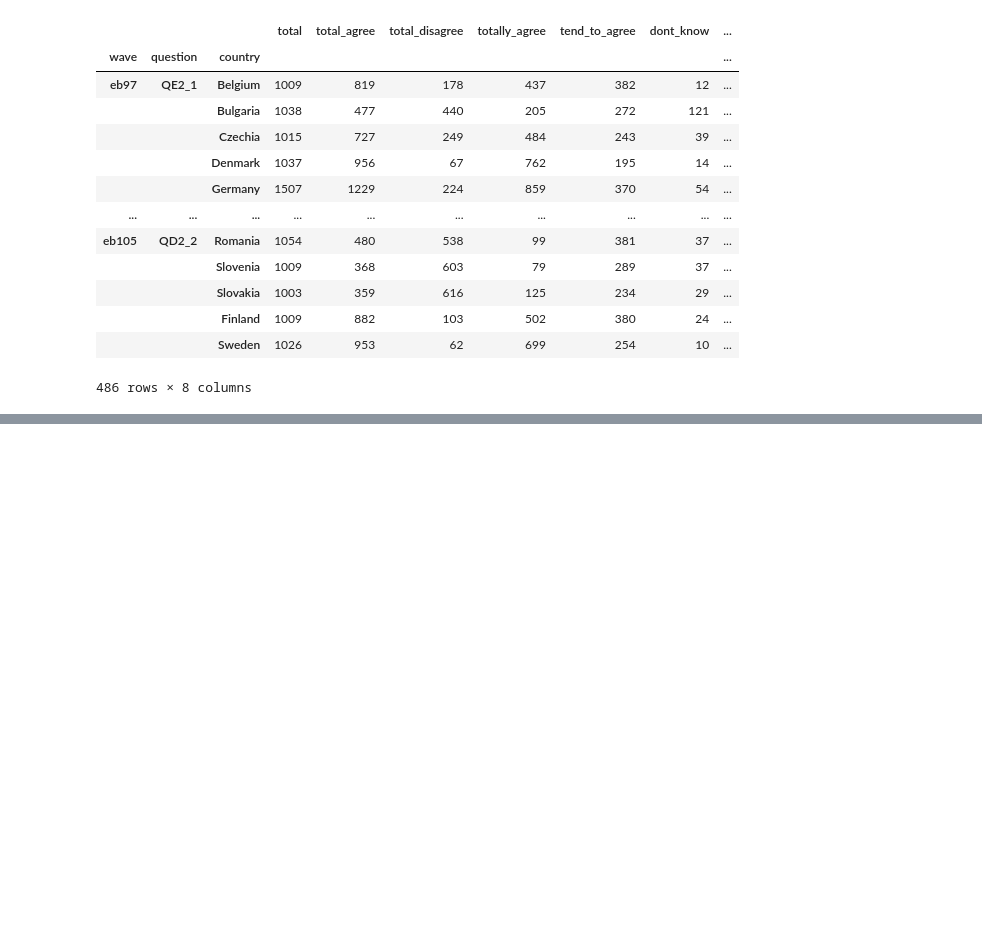
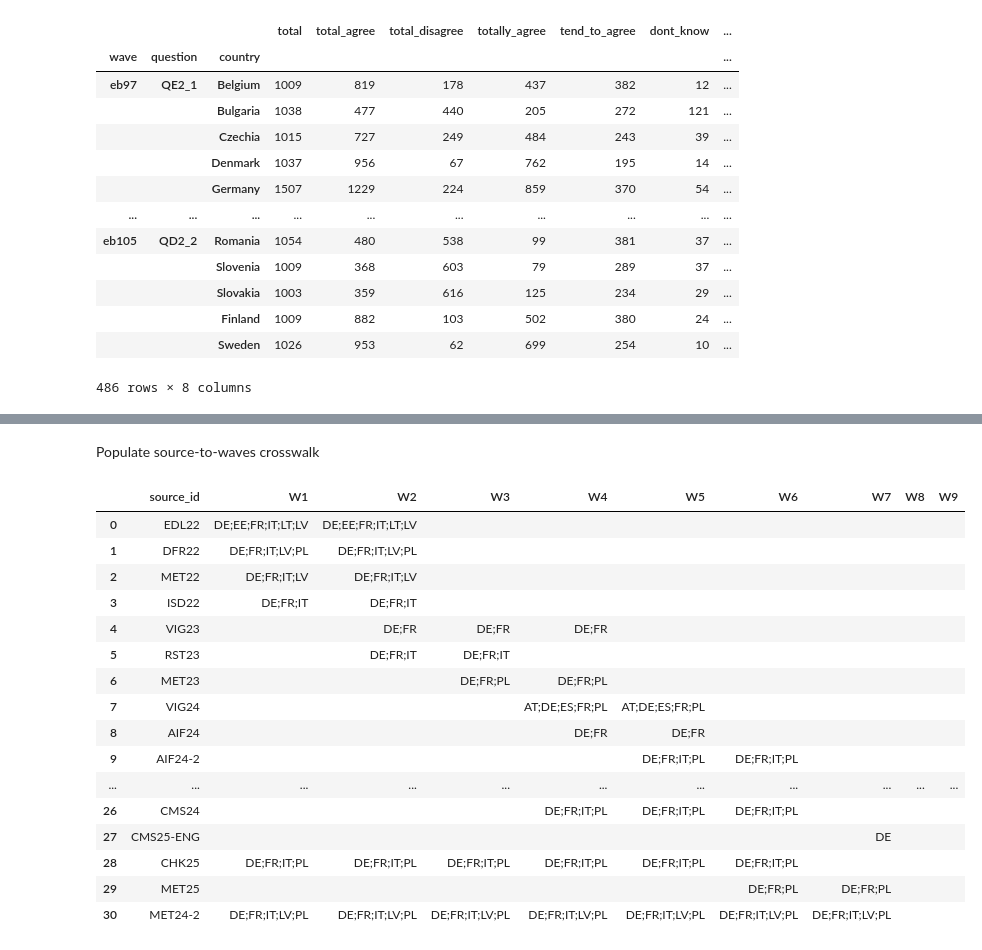
Before and after one commit to kam-eeel/pol380-research, a Jupyter notebook: analysis.ipynb, the cells around one changed output, grey strips where cells are left out. Saved outputs shown, nothing was run; the diff lists cells and outputs as text; code cells hidden in the pictures; blank space fills up the shorter version.

Commit message:
complete exposure coding based on source register

```diff
--- a/analysis.ipynb
+++ b/analysis.ipynb
@@ -147,0 +200,43 @@ codedf.to_excel("data/interim/exposure_coding.xlsx", index=False)
+# %% [markdown]
+Populate source-to-waves crosswalk
+# %%
+waves = (coding[["wave_num", "window_start", "window_end"]]
+         .drop_duplicates()
+         .sort_values("wave_num"))
+waves["window_start"] = pd.to_datetime(waves["window_start"]).dt.date
+waves["window_end"] = pd.to_datetime(waves["window_end"]).dt.date
+
+rows = []
+for s in sources:
+    a, b = s["window"]
+    row = {"source_id": s["s_id"]}
+    for w in waves.itertuples():
+        overlap = bool(a and b and a <= w.window_end and b >= w.window_start)  # type: ignore[arg-type]
+        row[f"W{w.wave_num}"] = ";".join(sorted(s["countries"])) if overlap else ""
+    rows.append(row)
+
+s2w = pd.DataFrame(rows, columns=["source_id"] + [f"W{n}" for n in waves["wave_num"]])
+
+with pd.ExcelWriter(EXPOSURE_XLSX, engine="openpyxl", mode="a",
+                    if_sheet_exists="replace") as xl:
+    s2w.to_excel(xl, sheet_name="source_to_waves", index=False)
+
+s2w
+# %% [output]
+|  | source_id | W1 | W2 | W3 | W4 | W5 | W6 | W7 | W8 | W9 |
+| 0 | EDL22 | DE;EE;FR;IT;LT;LV | DE;EE;FR;IT;LT;LV |  |  |  |  |  |  |  |
+| 1 | DFR22 | DE;FR;IT;LV;PL | DE;FR;IT;LV;PL |  |  |  |  |  |  |  |
+| 2 | MET22 | DE;FR;IT;LV | DE;FR;IT;LV |  |  |  |  |  |  |  |
+| 3 | ISD22 | DE;FR;IT | DE;FR;IT |  |  |  |  |  |  |  |
+| 4 | VIG23 |  | DE;FR | DE;FR | DE;FR |  |  |  |  |  |
+| 5 | RST23 |  | DE;FR;IT | DE;FR;IT |  |  |  |  |  |  |
+| 6 | MET23 |  |  | DE;FR;PL | DE;FR;PL |  |  |  |  |  |
+| 7 | VIG24 |  |  |  | AT;DE;ES;FR;PL | AT;DE;ES;FR;PL |  |  |  |  |
+| 8 | AIF24 |  |  |  | DE;FR | DE;FR |  |  |  |  |
+| 9 | AIF24-2 |  |  |  |  | DE;FR;IT;PL | DE;FR;IT;PL |  |  |  |
+| ... | ... | ... | ... | ... | ... | ... | ... | ... | ... | ... |
+| 26 | CMS24 |  |  |  | DE;FR;IT;PL | DE;FR;IT;PL | DE;FR;IT;PL |  |  |  |
+| 27 | CMS25-ENG |  |  |  |  |  |  | DE |  |  |
+| 28 | CHK25 | DE;FR;IT;PL | DE;FR;IT;PL | DE;FR;IT;PL | DE;FR;IT;PL | DE;FR;IT;PL | DE;FR;IT;PL |  |  |  |
+| 29 | MET25 |  |  |  |  |  | DE;FR;PL | DE;FR;PL |  |  |
+| 30 | MET24-2 | DE;FR;IT;LV;PL | DE;FR;IT;LV;PL | DE;FR;IT;LV;PL | DE;FR;IT;LV;PL | DE;FR;IT;LV;PL | DE;FR;IT;LV;PL | DE;FR;IT;LV;PL |  |  |
```
Also changed, not shown: parts of 4 cells of this notebook, 3 other files.
